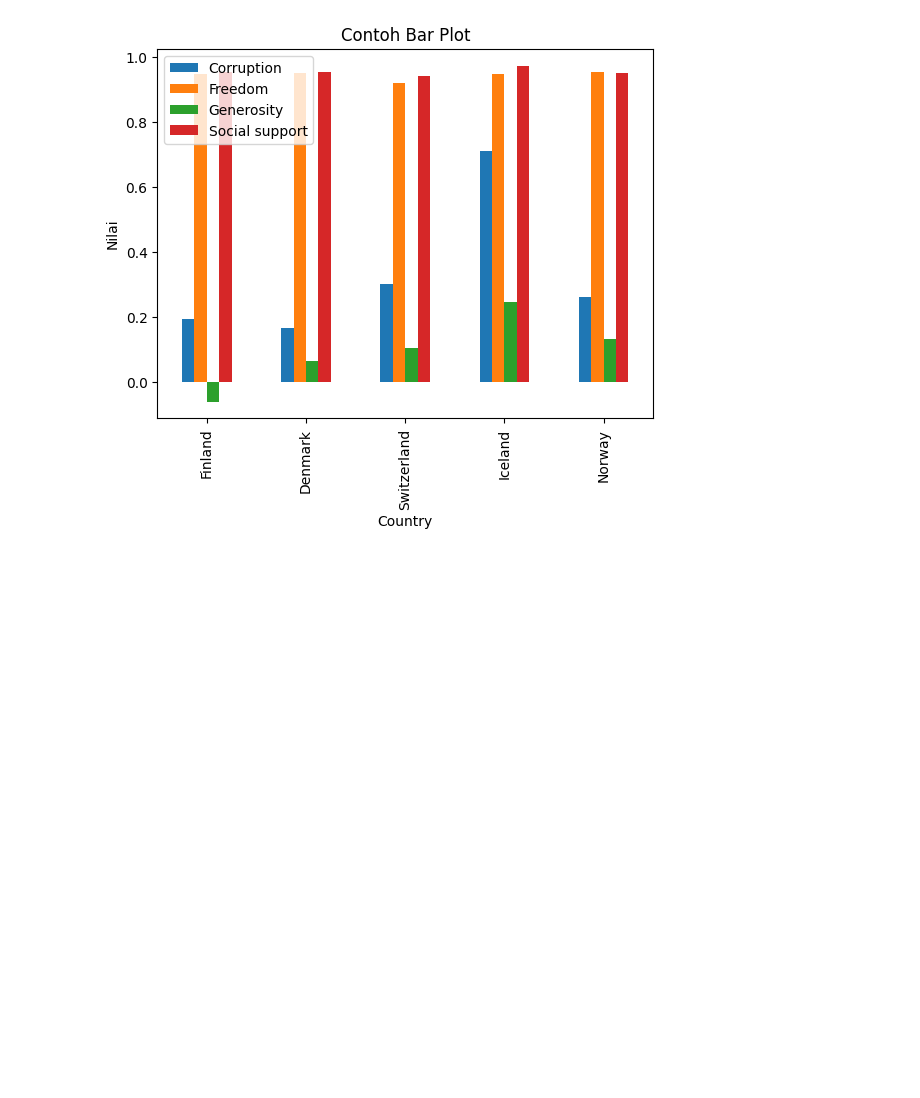
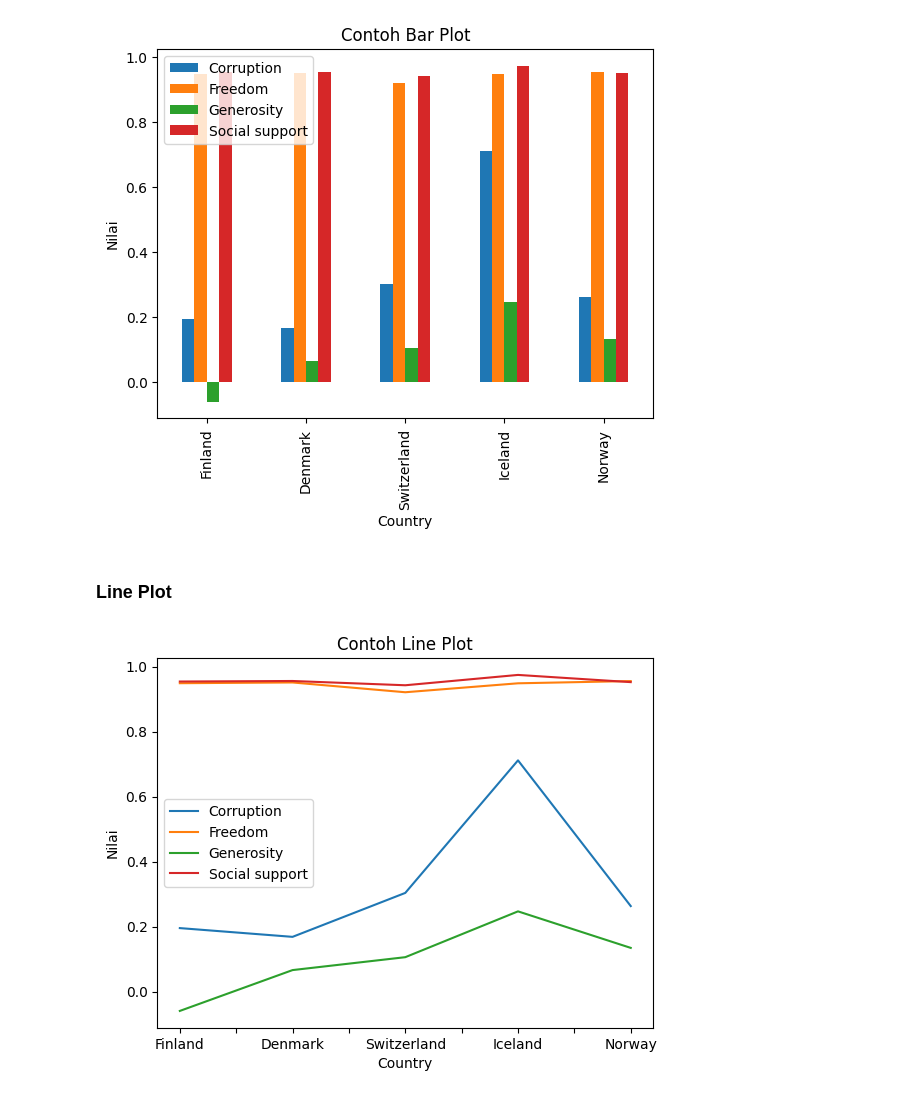
Before and after one commit to LatiefDataVisionary/matplotlib-with-indonesia-belajar, a Jupyter notebook: Matplotlib_22_|_Pandas_Data_Frame_dan_Matplotlib_|_Part_3_.ipynb, the cells around one changed output. Cells and saved outputs as stored; diff of their text form; code cells hidden in the pictures; blank space fills up the shorter version.

Commit message:
Line Plot

```diff
--- a/Matplotlib_22_|_Pandas_Data_Frame_dan_Matplotlib_|_Part_3_.ipynb
+++ b/Matplotlib_22_|_Pandas_Data_Frame_dan_Matplotlib_|_Part_3_.ipynb
@@ -61,3 +61,15 @@ df[:5].plot(x='Country',
 plt.show()
 # %% [output]
 [figure]
+# %% [markdown]
+### **Line Plot**
+# %%
+df[:5].plot(x='Country',
+            y=['Corruption', 'Freedom', 'Generosity', 'Social support'],
+            kind='line',
+            title='Contoh Line Plot',
+            ylabel='Nilai')
+
+plt.show()
+# %% [output]
+[figure, added]
```
